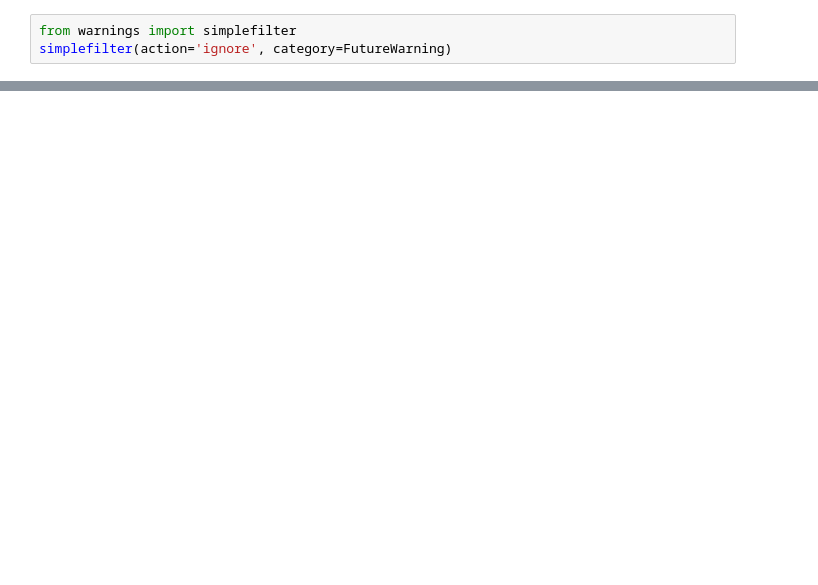
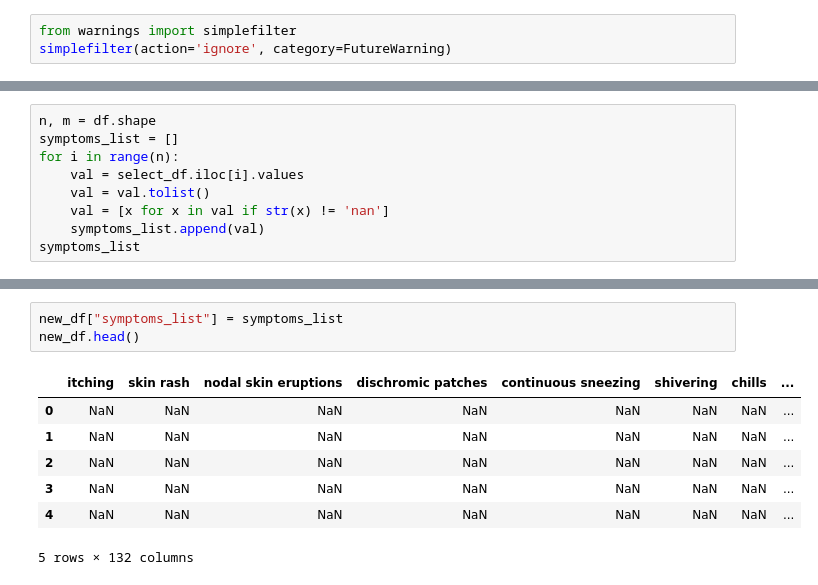
Before and after one commit to XuBai163/6CCS3PRJ, a Jupyter notebook: docbot/chatbot_engine/datasets/ml_model_dev_v2.ipynb, the cells around one changed output, grey strips where cells are left out. Drawn from its saved outputs; the diff is of its cells as text; blank space fills up the shorter version.

```diff
--- a/docbot/chatbot_engine/datasets/ml_model_dev_v2.ipynb
+++ b/docbot/chatbot_engine/datasets/ml_model_dev_v2.ipynb
@@ -52,0 +62,9 @@ df_train.head()
+# %%
+n, m = df.shape
+symptoms_list = []
+for i in range(n):
+    val = select_df.iloc[i].values
+    val = val.tolist()
+    val = [x for x in val if str(x) != 'nan']
+    symptoms_list.append(val)
+symptoms_list
@@ -52,0 +101,11 @@ df_train.head()
+# %%
+new_df["symptoms_list"] = symptoms_list
+new_df.head()
+# %% [output]
+|  | itching | skin rash | nodal skin eruptions | dischromic patches | continuous sneezing | shivering | chills | ... |
+| 0 | NaN | NaN | NaN | NaN | NaN | NaN | NaN | ... |
+| 1 | NaN | NaN | NaN | NaN | NaN | NaN | NaN | ... |
+| 2 | NaN | NaN | NaN | NaN | NaN | NaN | NaN | ... |
+| 3 | NaN | NaN | NaN | NaN | NaN | NaN | NaN | ... |
+| 4 | NaN | NaN | NaN | NaN | NaN | NaN | NaN | ... |
+5 rows × 132 columns
```
Also changed, not shown: parts of 29 cells of this notebook, 3 other files.
